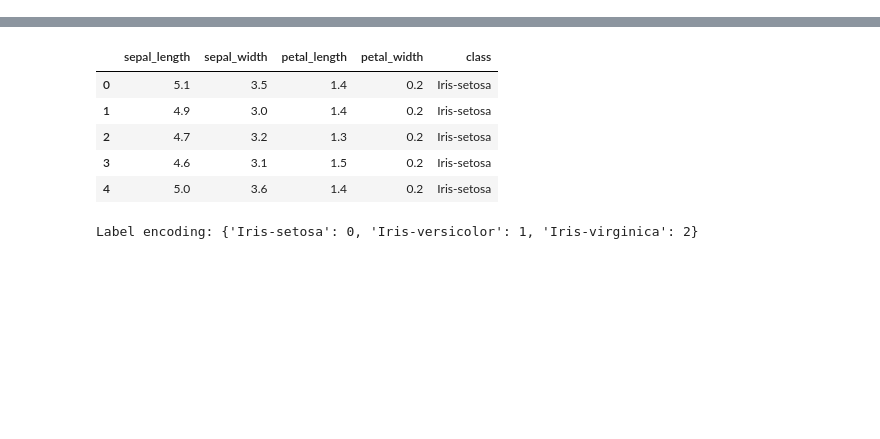
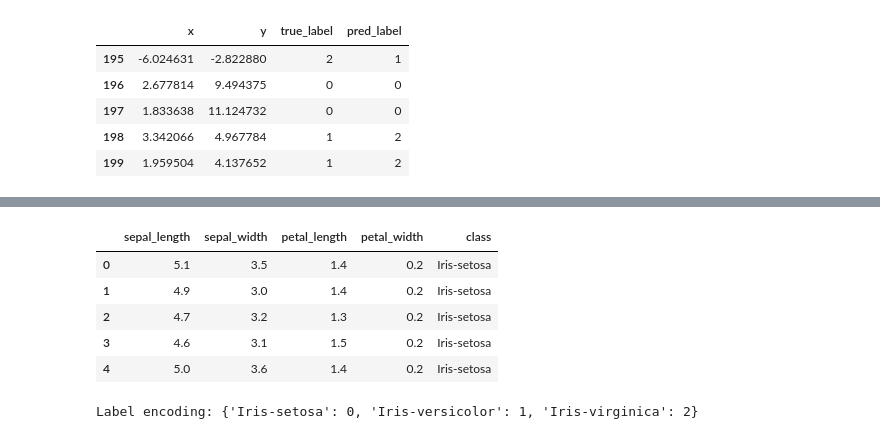
Before and after one commit to yukikitayama/machine-learning, a Jupyter notebook: unsupervised-learning/k_means_clustering.ipynb, the cells around one changed output, grey strips where cells are left out. Saved outputs shown, nothing was run; the diff lists cells and outputs as text; code cells hidden in the pictures; blank space fills up the shorter version.

```diff
--- a/unsupervised-learning/k_means_clustering.ipynb
+++ b/unsupervised-learning/k_means_clustering.ipynb
@@ -10,0 +92,9 @@ RANDOM_STATE = 0
+# %%
+df.tail()
+# %% [output]
+|  | x | y | true_label | pred_label |
+| 195 | -6.024631 | -2.822880 | 2 | 1 |
+| 196 | 2.677814 | 9.494375 | 0 | 0 |
+| 197 | 1.833638 | 11.124732 | 0 | 0 |
+| 198 | 3.342066 | 4.967784 | 1 | 2 |
+| 199 | 1.959504 | 4.137652 | 1 | 2 |
```
Also changed, not shown: parts of 16 cells of this notebook, 1 other file.
